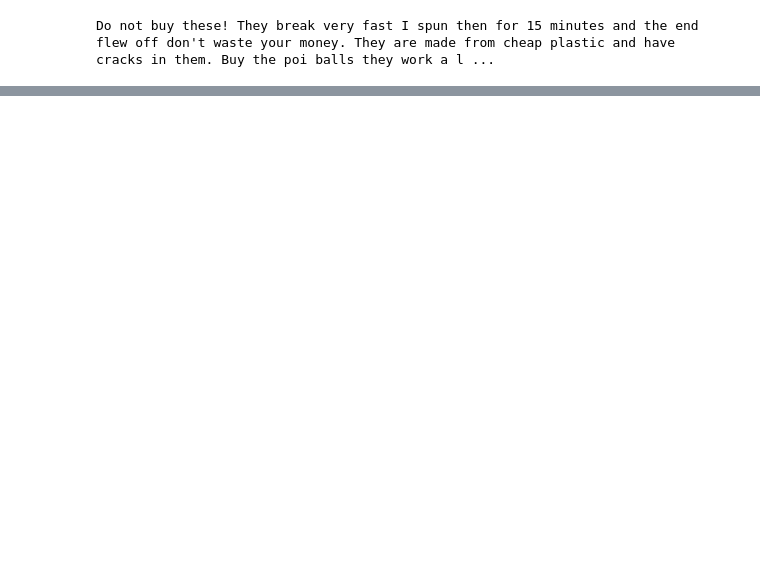
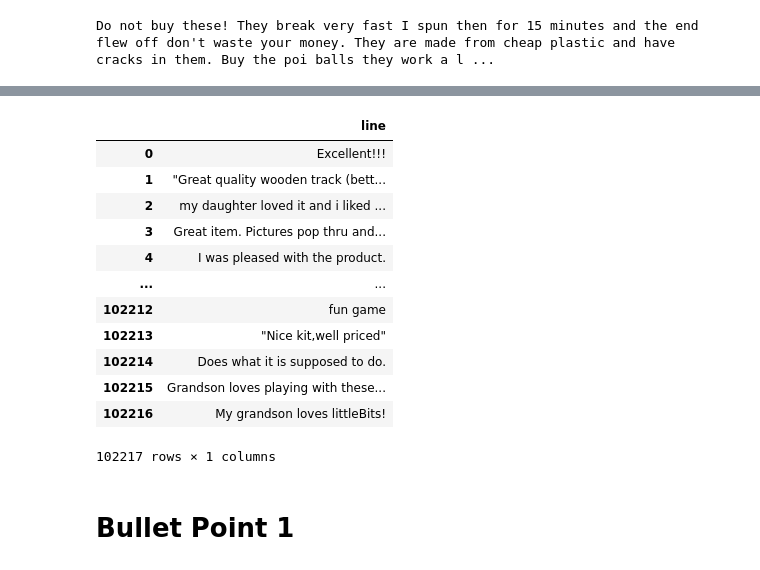
Before and after one commit to jamesdolla/dso-560-nlp-text-analytics-SPRING-2021, a Jupyter notebook: Week 1/dolla_james_HW1.ipynb, the cells around one changed output, grey strips where cells are left out. Drawn from its saved outputs; the diff is of its cells as text; code cells hidden in the pictures; blank space fills up the shorter version.

```diff
--- a/Week 1/dolla_james_HW1.ipynb
+++ b/Week 1/dolla_james_HW1.ipynb
@@ -74,0 +202,20 @@ import re
+# %%
+good_df=pd.DataFrame(open('good_amazon_toy_reviews.txt','r',encoding='latin1'),columns=['line'])
+good_df['line']=good_df['line'].str.replace("\n","")
+good_df
+# %% [output]
+|  | line |
+| 0 | Excellent!!! |
+| 1 | "Great quality wooden track (bett... |
+| 2 | my daughter loved it and i liked ... |
+| 3 | Great item. Pictures pop thru and... |
+| 4 | I was pleased with the product. |
+| ... | ... |
+| 102212 | fun game |
+| 102213 | "Nice kit,well priced" |
+| 102214 | Does what it is supposed to do. |
+| 102215 | Grandson loves playing with these... |
+| 102216 | My grandson loves littleBits! |
+102217 rows × 1 columns
+# %% [markdown]
+# Bullet Point 1
```
Also changed, not shown: parts of 38 cells of this notebook, 3 other files.
